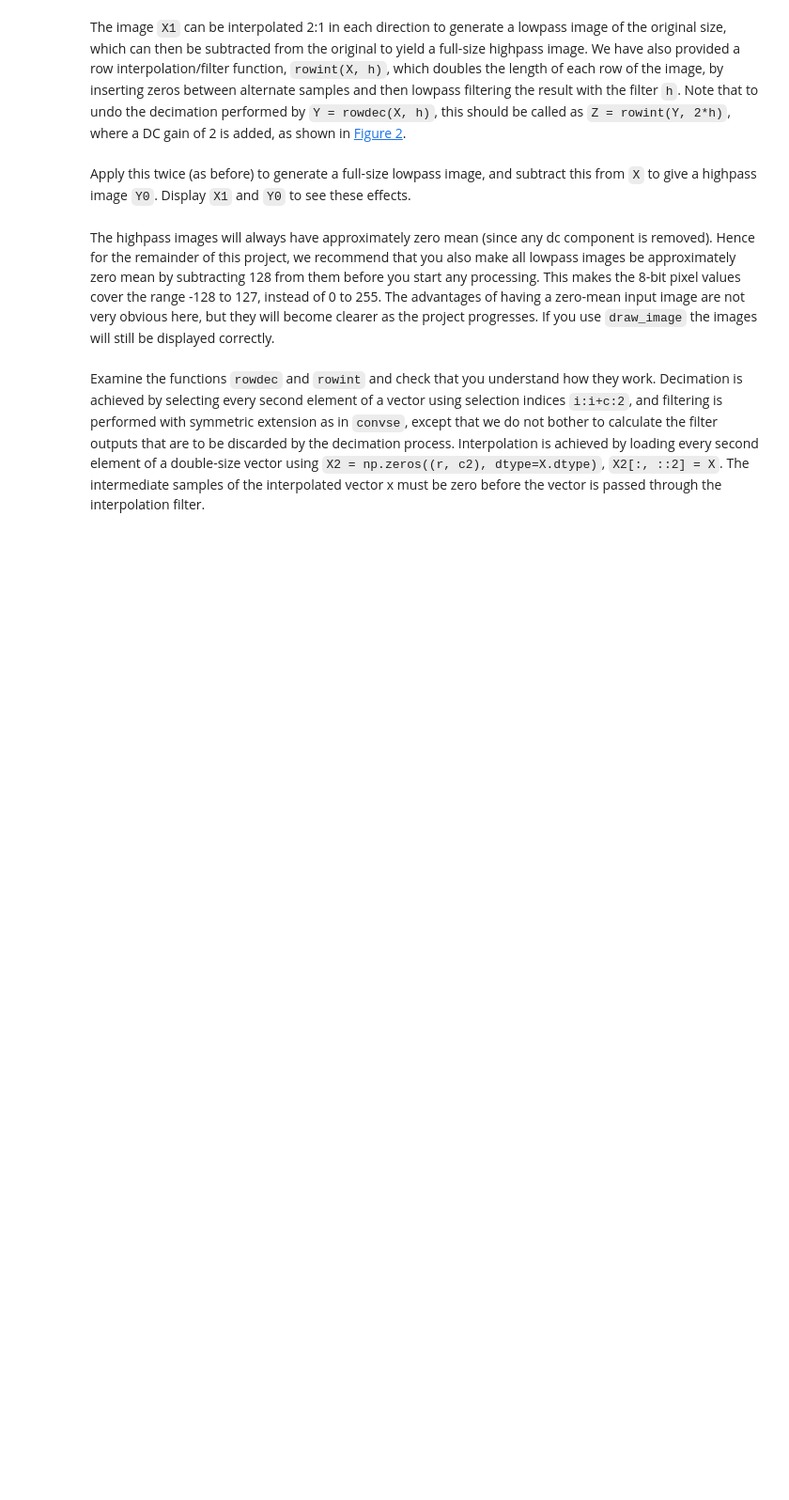
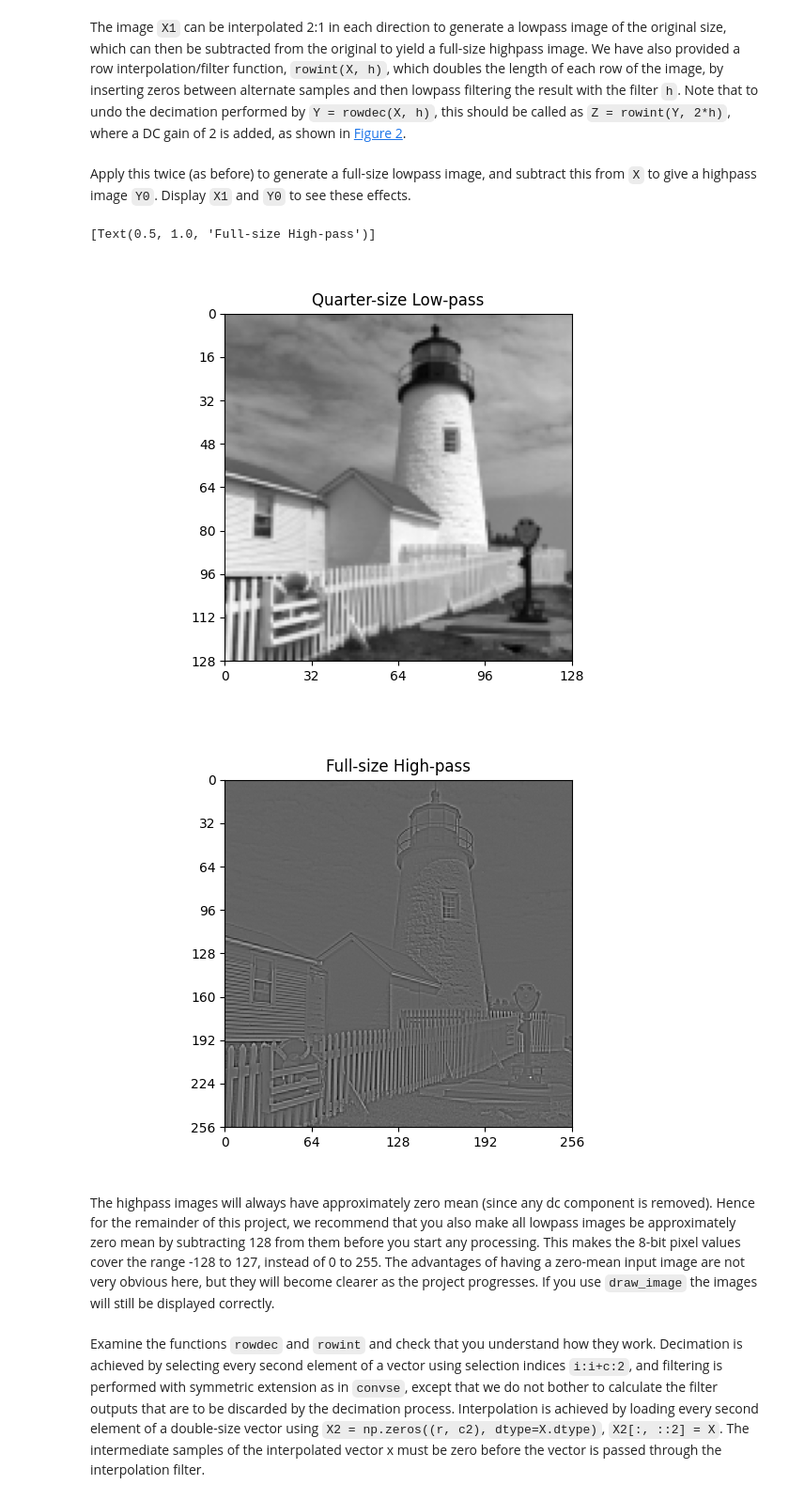
Before and after one commit to sigproc/cued_sf2_lab, a Jupyter notebook: 6-laplacian-pyramid.ipynb, the cells around one changed output. Shown at 94% size. Saved outputs shown, nothing was run; the diff lists cells and outputs as text; code cells hidden in the pictures; blank space fills up the shorter version.

```diff
--- a/6-laplacian-pyramid.ipynb
+++ b/6-laplacian-pyramid.ipynb
@@ -63,3 +61,19 @@ give a highpass image `Y0`. Display `X1` and `Y0` to see these effects.
+# %%
+# your code here
+X_low = rowint(rowint(X1, 2*h).T, 2*h).T
+Y0 = X - X_low
+
+fig,axs = plt.subplots()
+plot_image(X1, ax=axs, cmap=cmaps_dict['map'])
+axs.set(title='Quarter-size Low-pass')
+
+fig,axs = plt.subplots()
+plot_image(Y0, ax=axs, cmap=cmaps_dict['map'])
+axs.set(title='Full-size High-pass')
+# %% [output]
+[Text(0.5, 1.0, 'Full-size High-pass')]
+[figure, added]
+[figure, added]
 # %% [markdown]
 The highpass images will
 always have approximately zero mean (since any dc component is
```
Also changed, not shown: parts of 24 cells of this notebook, 2 other files.
